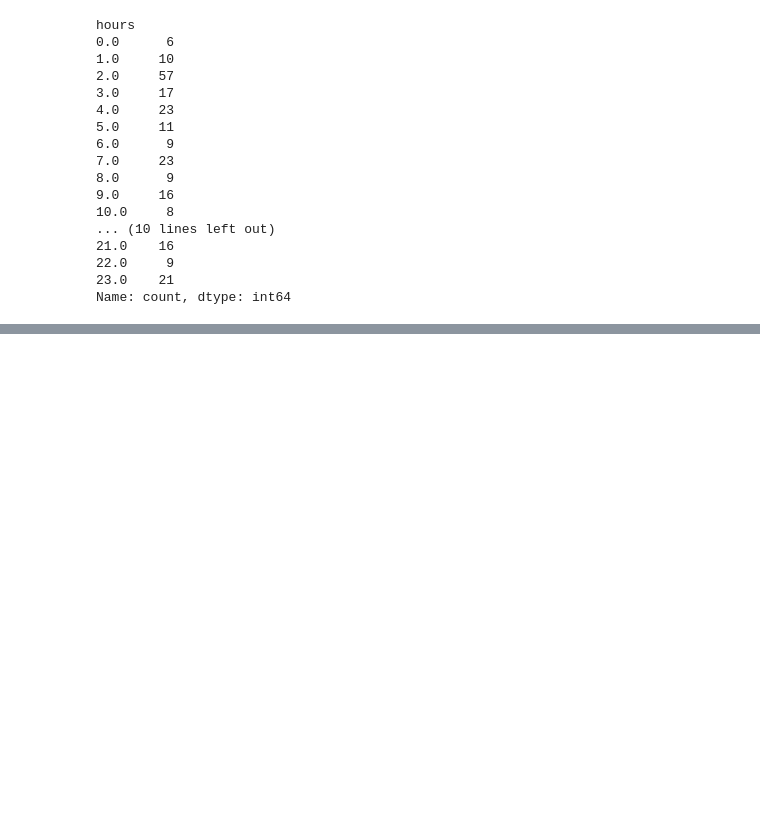
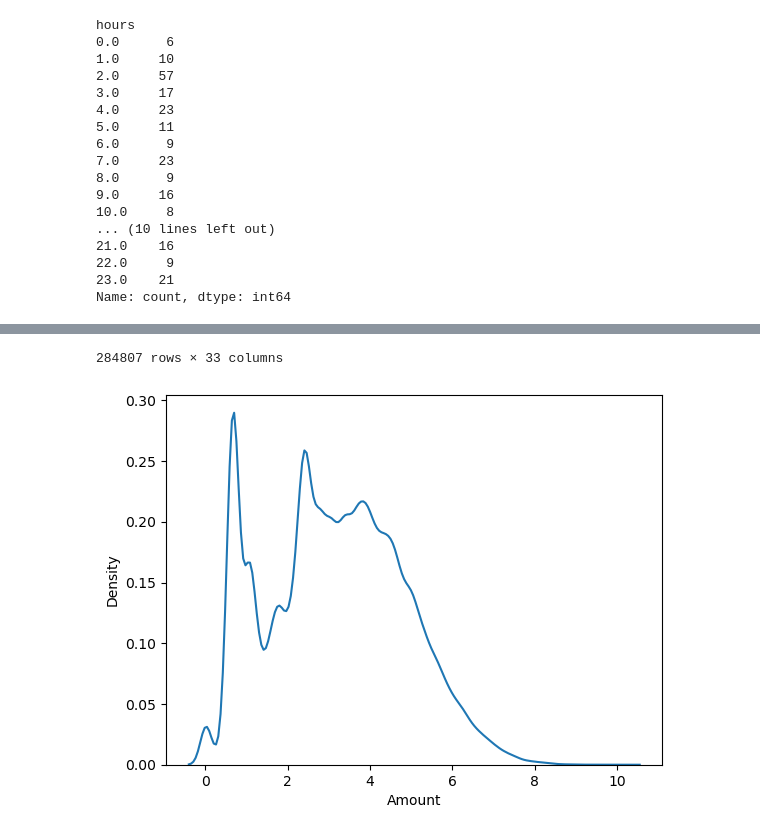
Before and after one commit to praladsapkota-08/regression, a Jupyter notebook: notebook/credit card fraud detection.ipynb, the cells around one changed output, grey strips where cells are left out. Saved outputs shown, nothing was run; the diff lists cells and outputs as text; code cells hidden in the pictures; blank space fills up the shorter version.

Commit message:
scaled data

```diff
--- a/notebook/credit card fraud detection.ipynb
+++ b/notebook/credit card fraud detection.ipynb
@@ -204,0 +219,12 @@ Name: count, dtype: int64
+# %%
+from sklearn.preprocessing import StandardScaler
+
+cc['Amount'] = np.log1p(df['Amount'])
+
+sns.kdeplot(cc['Amount'])
+scaler = StandardScaler()
+
+cc['scaled amount'] = scaler.fit_transform(cc[['Amount']])
+
+cc
+# %% [output]
@@ -204,0 +243,2 @@ Name: count, dtype: int64
+284807 rows × 33 columns
+[figure, added]
```
Also changed, not shown: parts of 4 cells of this notebook.
